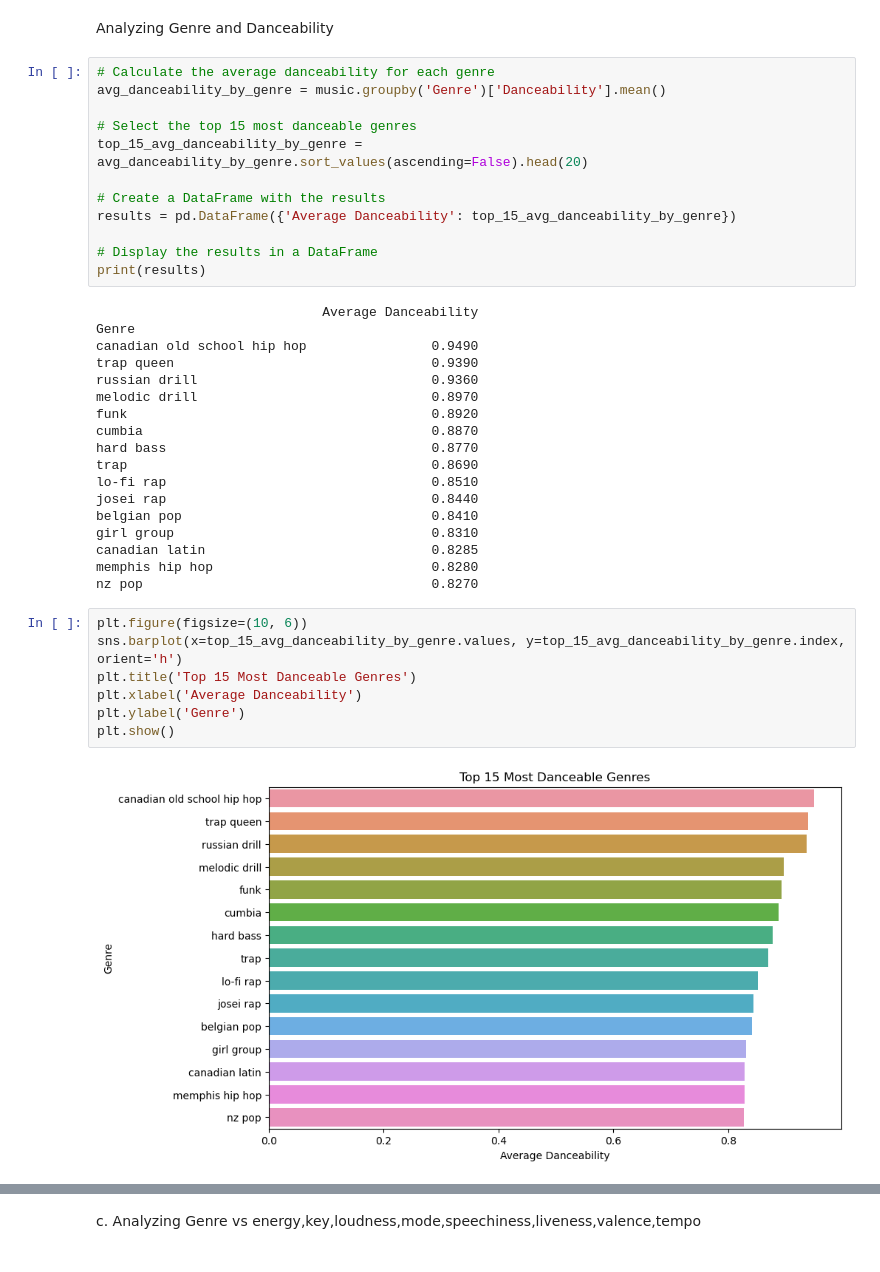
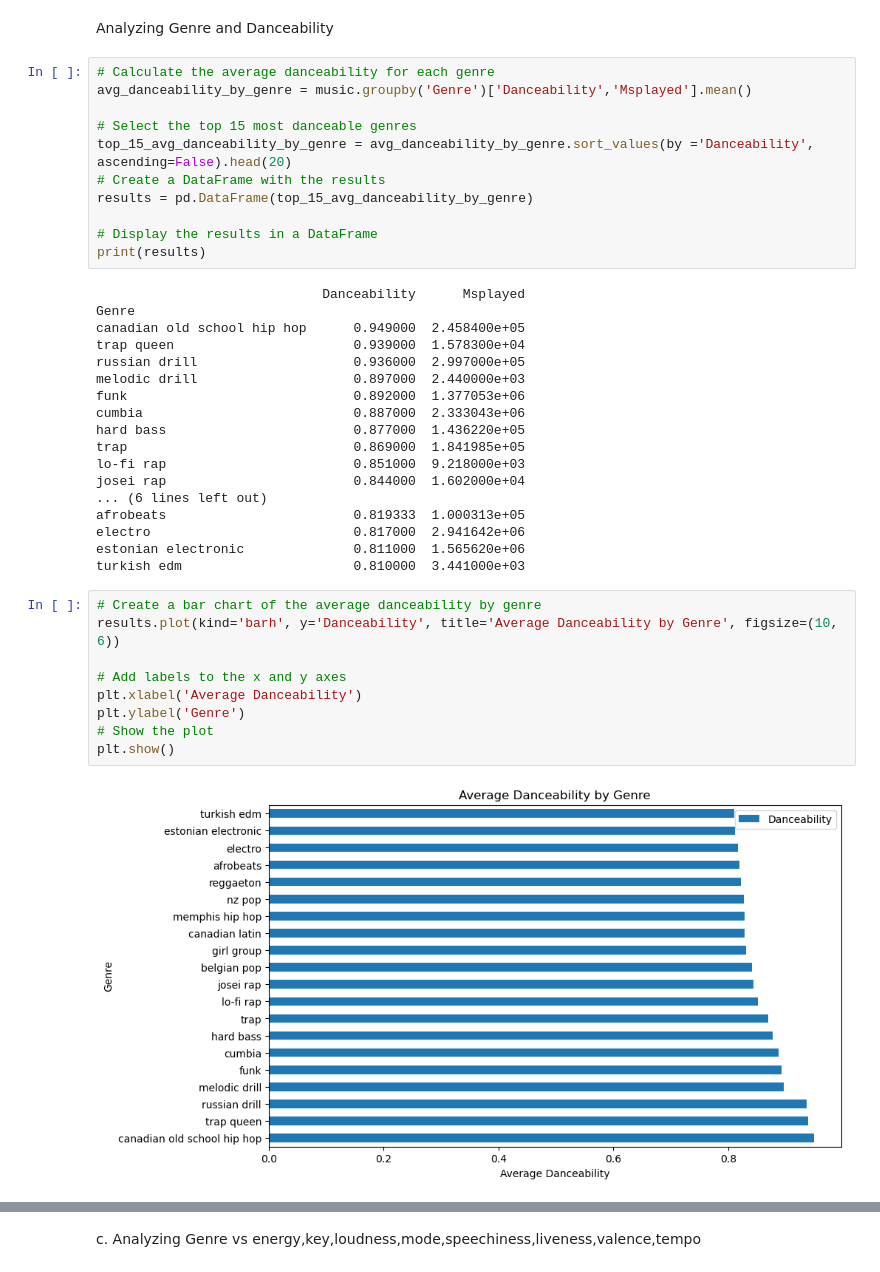
Before and after one commit to George-Mbugua/Music-Analysis, a Jupyter notebook: Music-Analysis.ipynb, the cells around one changed output, grey strips where cells are left out. Saved outputs shown, nothing was run; the diff lists cells and outputs as text.

```diff
--- a/Music-Analysis.ipynb
+++ b/Music-Analysis.ipynb
@@ -514,40 +546,41 @@ plt.show()
 Analyzing Genre and Danceability
 # %%
 # Calculate the average danceability for each genre
-avg_danceability_by_genre = music.groupby('Genre')['Danceability'].mean()
+avg_danceability_by_genre = music.groupby('Genre')['Danceability','Msplayed'].mean()
 
 # Select the top 15 most danceable genres
-top_15_avg_danceability_by_genre = avg_danceability_by_genre.sort_values(ascending=False).head(20)
-
+top_15_avg_danceability_by_genre = avg_danceability_by_genre.sort_values(by ='Danceability', ascending=False).head(20)
 # Create a DataFrame with the results
-results = pd.DataFrame({'Average Danceability': top_15_avg_danceability_by_genre})
+results = pd.DataFrame(top_15_avg_danceability_by_genre)
 
 # Display the results in a DataFrame
 print(results)
 # %% [output]
-                             Average Danceability
+                             Danceability      Msplayed
 Genre
-canadian old school hip hop                0.9490
-trap queen                                 0.9390
-russian drill                              0.9360
-melodic drill                              0.8970
-funk                                       0.8920
-cumbia                                     0.8870
-hard bass                                  0.8770
-trap                                       0.8690
-lo-fi rap                                  0.8510
-josei rap                                  0.8440
-belgian pop                                0.8410
-girl group                                 0.8310
-canadian latin                             0.8285
-memphis hip hop                            0.8280
-nz pop                                     0.8270
+canadian old school hip hop      0.949000  2.458400e+05
+trap queen                       0.939000  1.578300e+04
+russian drill                    0.936000  2.997000e+05
+melodic drill                    0.897000  2.440000e+03
+funk                             0.892000  1.377053e+06
+cumbia                           0.887000  2.333043e+06
+hard bass                        0.877000  1.436220e+05
+trap                             0.869000  1.841985e+05
+lo-fi rap                        0.851000  9.218000e+03
+josei rap                        0.844000  1.602000e+04
+... (6 lines left out)
+afrobeats                        0.819333  1.000313e+05
+electro                          0.817000  2.941642e+06
+estonian electronic              0.811000  1.565620e+06
+turkish edm                      0.810000  3.441000e+03
-# %%
-plt.figure(figsize=(10, 6))
-sns.barplot(x=top_15_avg_danceability_by_genre.values, y=top_15_avg_danceability_by_genre.index, orient='h')
-plt.title('Top 15 Most Danceable Genres')
-plt.xlabel('Average Danceability')
-plt.ylabel('Genre')
-plt.show()
-# %% [output]
-[figure, removed]
+# %%
+# Create a bar chart of the average danceability by genre
+results.plot(kind='barh', y='Danceability', title='Average Danceability by Genre', figsize=(10, 6))
+
+# Add labels to the x and y axes
+plt.xlabel('Average Danceability')
+plt.ylabel('Genre')
+# Show the plot
+plt.show()
+# %% [output]
+[figure, added]
```
Also changed, not shown: parts of 14 cells of this notebook.
